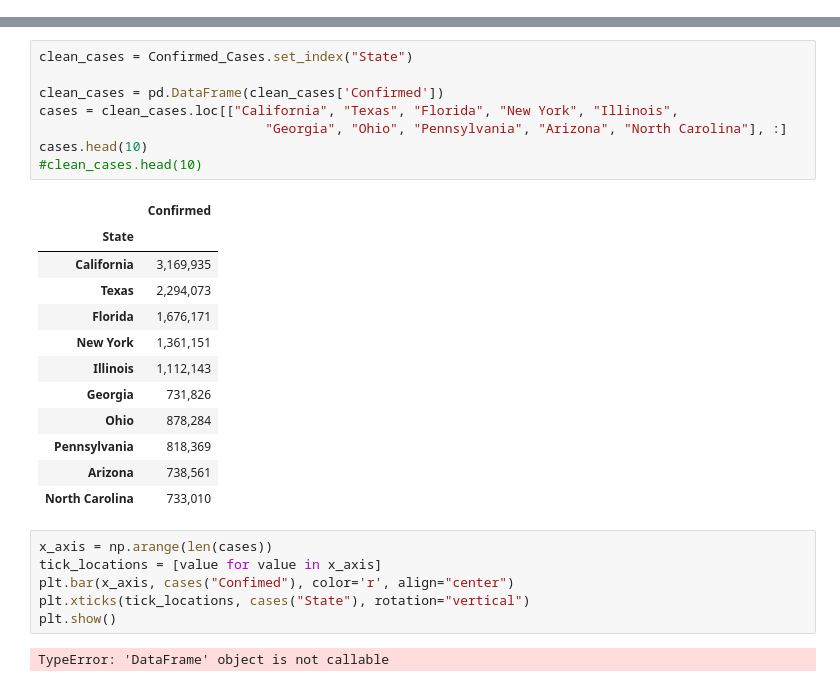
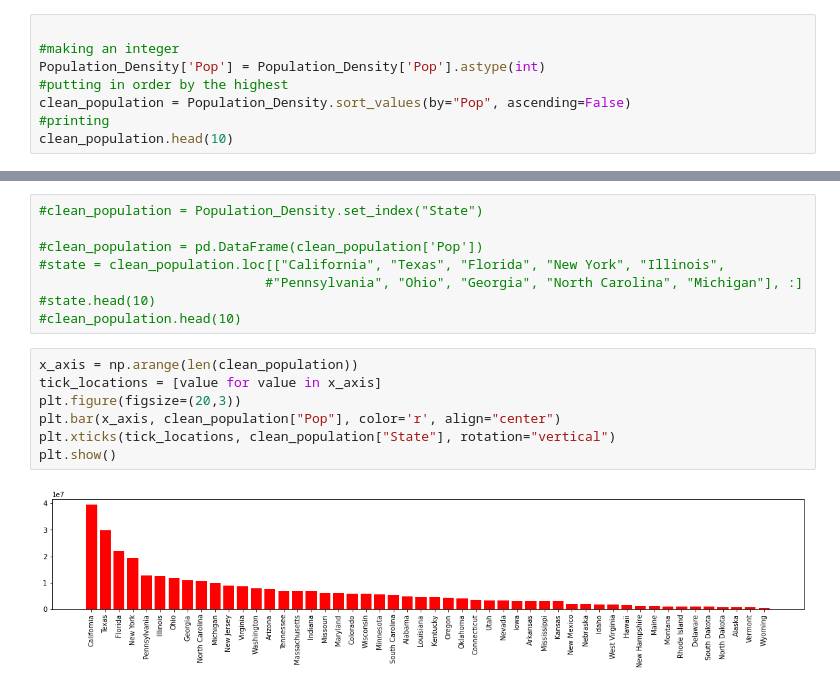
Before and after one commit to chadmilburn/COVID, a Jupyter notebook: Airports Project.ipynb, the cells around one changed output, grey strips where cells are left out. Saved outputs shown, nothing was run; the diff lists cells and outputs as text.

```diff
--- a/Airports Project.ipynb
+++ b/Airports Project.ipynb
@@ -94,0 +185,8 @@ plt.show()
+# %%
+
+#making an integer
+Population_Density['Pop'] = Population_Density['Pop'].astype(int)
+#putting in order by the highest
+clean_population = Population_Density.sort_values(by="Pop", ascending=False)
+#printing
+clean_population.head(10)
@@ -95,29 +205,17 @@ plt.show()
 # %%
-clean_cases = Confirmed_Cases.set_index("State")
+#clean_population = Population_Density.set_index("State")
 
-clean_cases = pd.DataFrame(clean_cases['Confirmed'])
-cases = clean_cases.loc[["California", "Texas", "Florida", "New York", "Illinois",
-                             "Georgia", "Ohio", "Pennsylvania", "Arizona", "North Carolina"], :]
-cases.head(10)
-#clean_cases.head(10)
+#clean_population = pd.DataFrame(clean_population['Pop'])
+#state = clean_population.loc[["California", "Texas", "Florida", "New York", "Illinois",
+                             #"Pennsylvania", "Ohio", "Georgia", "North Carolina", "Michigan"], :]
+#state.head(10)
+#clean_population.head(10)
-# %% [output]
-|  | Confirmed |
-| State |  |
-| California | 3,169,935 |
-| Texas | 2,294,073 |
-| Florida | 1,676,171 |
-| New York | 1,361,151 |
-| Illinois | 1,112,143 |
-| Georgia | 731,826 |
-| Ohio | 878,284 |
-| Pennsylvania | 818,369 |
-| Arizona | 738,561 |
-| North Carolina | 733,010 |
 # %%
-x_axis = np.arange(len(cases))
+x_axis = np.arange(len(clean_population))
 tick_locations = [value for value in x_axis]
-plt.bar(x_axis, cases("Confimed"), color='r', align="center")
-plt.xticks(tick_locations, cases("State"), rotation="vertical")
+plt.figure(figsize=(20,3))
+plt.bar(x_axis, clean_population["Pop"], color='r', align="center")
+plt.xticks(tick_locations, clean_population["State"], rotation="vertical")
 plt.show()
 # %% [output]
-TypeError: 'DataFrame' object is not callable
+[figure, added]
```
Also changed, not shown: parts of 19 cells of this notebook.
